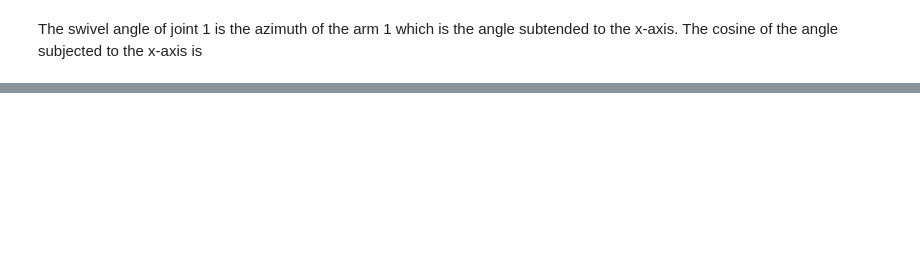
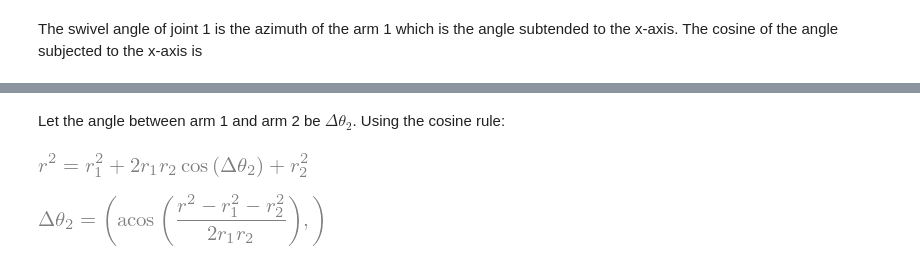
Before and after one commit to willjbourne/grabber-movement, a Jupyter notebook: robot_arm.ipynb, the cells around one changed output, grey strips where cells are left out. Drawn from its saved outputs; the diff is of its cells as text; code cells hidden in the pictures; blank space fills up the shorter version.

```diff
--- a/robot_arm.ipynb
+++ b/robot_arm.ipynb
@@ -139,0 +158,13 @@ x2vhn.dot(xn)
+# %% [markdown]
+Let the angle between arm 1 and arm 2 be $\Delta \theta_2$. Using the cosine rule:
+# %%
+dq2 = sp.Symbol(r'\Delta \theta_2')
+eq2 = sp.Eq(r**2, r1**2 + r2**2 - 2* r1 * r2 * sp.cos(sp.pi - dq2)); eq2
+# %% [output]
+[figure, added]
+# %%
+solve_domain = sp.And(0 <= dq2, dq2 < 2*sp.pi).as_set()
+result = sp.solve([eq1,eq2],(dq2));
+eq3 = sp.Eq(dq2, sp.simplify(result[1])); eq3
+# %% [output]
+[figure, added]
```
Also changed, not shown: parts of 12 cells of this notebook, 2 other files.
